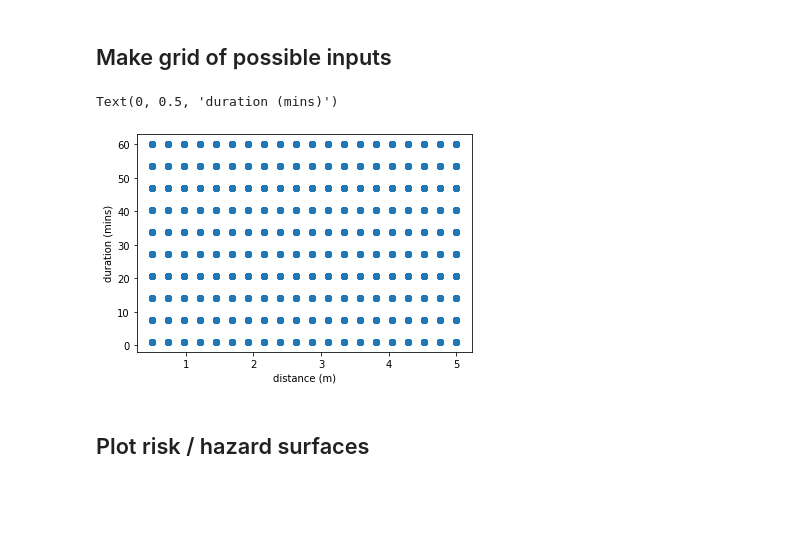
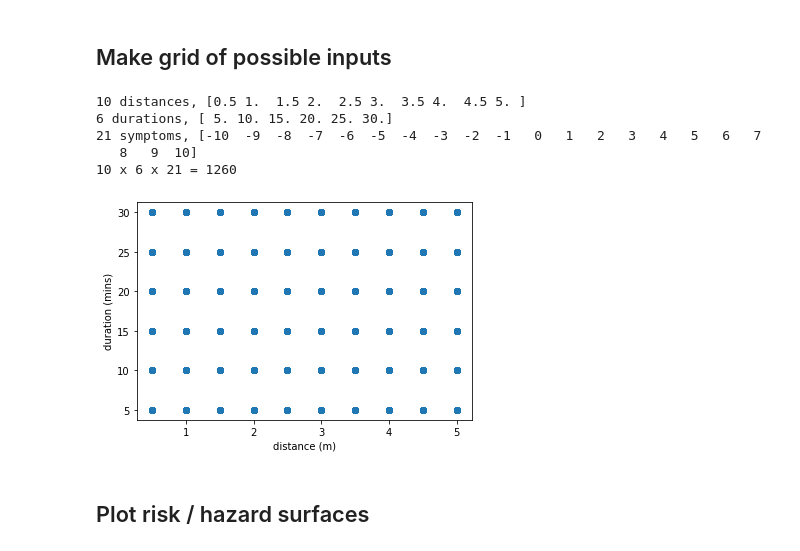
Before and after one commit to probml/covid19, a Jupyter notebook: risk-score-tuner/covid19_risk_score_tuner_github.ipynb, the cells around one changed output. Cells and saved outputs as stored; diff of their text form; code cells hidden in the pictures; blank space fills up the shorter version.

```diff
--- a/risk-score-tuner/covid19_risk_score_tuner_github.ipynb
+++ b/risk-score-tuner/covid19_risk_score_tuner_github.ipynb
@@ -507,7 +595,7 @@ def make_infectiousness_params_v1():
   return inf_levels, inf_weights
 
 def make_infectiousness_params_v2():
-  # Derived from Arizona
+  # Derived from Arizona by averaging some bins
   inf_pre = np.zeros((9), dtype=int)
   inf_post = np.zeros((5), dtype=int)
   inf_mid6 = np.array([1, 3, 4, 5, 6, 6, 6, 6, 5, 4, 3, 2, 2, 1, 1])
@@ -522,8 +610,8 @@ def make_infectiousness_params_v2():
 def make_infectiousness_params_v0():
   # Currently PHAs ignore exposures with sympton onset earlier than -2 days.
   # Apart from that, they treat all infectiousness levels equally.
-  n = 29 # -14..14 is 29
-  levels = [0] * 12 + [1] * (n-11) + [0]
+  n = 29 # -14..14 is 29, -14..-3 is 12
+  levels = [0] * 12 + [1] * (n-12)
   levels = np.array(levels)
   weights = np.array([0,1,1]) # drop, standard, high
   return levels, weights
@@ -649,11 +721,0 @@ def make_input_grid():
-# %%
-durations_grid, attens_grid, sym_grid = make_input_grid()
-ble_params = BleParams()
-distances_grid = atten_to_dist(attens_grid, ble_params)
-plt.figure()
-plt.scatter(distances_grid, durations_grid)
-plt.xlabel('distance (m)')
-plt.ylabel('duration (mins)')
-# %% [output]
-Text(0, 0.5, 'duration (mins)')
-[figure, removed]
@@ -659,0 +762,22 @@ Text(0, 0.5, 'duration (mins)')
+# %%
+data = make_input_data()
+plt.figure()
+plt.scatter(data['distance_grid'], data['duration_grid'])
+plt.xlabel('distance (m)')
+plt.ylabel('duration (mins)')
+
+distances = data['distances']
+durations = data['durations']
+symptoms = data['symptoms']
+print('{} distances, {}'.format(len(distances), distances))
+print('{} durations, {}'.format(len(durations), durations))
+print('{} symptoms, {}'.format(len(symptoms), symptoms))
+n = len(data['distance_grid'])
+print('{} x {} x {} = {}'.format(len(distances), len(durations), len(symptoms), n))
+# %% [output]
+10 distances, [0.5 1.  1.5 2.  2.5 3.  3.5 4.  4.5 5. ]
+6 durations, [ 5. 10. 15. 20. 25. 30.]
+21 symptoms, [-10  -9  -8  -7  -6  -5  -4  -3  -2  -1   0   1   2   3   4   5   6   7
+   8   9  10]
+10 x 6 x 21 = 1260
+[figure, added]
```
Also changed, not shown: parts of 47 cells of this notebook.
